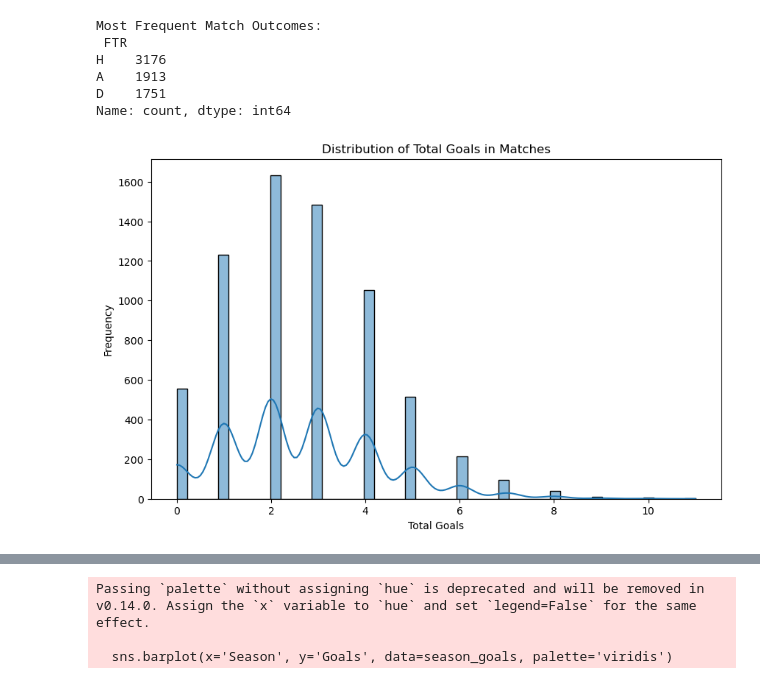
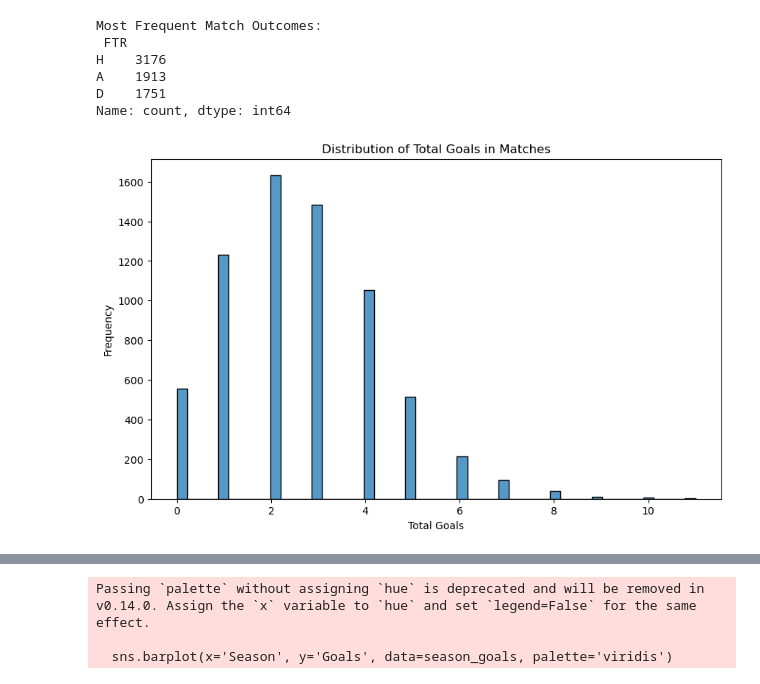
Before and after one commit to kadevirgil/CS4580_EDA, a Jupyter notebook: main.ipynb, the cells around one changed output, grey strips where cells are left out. Saved outputs shown, nothing was run; the diff lists cells and outputs as text; code cells hidden in the pictures.

```diff
--- a/main.ipynb
+++ b/main.ipynb
@@ -167,10 +167,10 @@ Name: count, dtype: int64
 # %%
 # 4. Goals Distribution
 plt.figure(figsize=(10, 6))
-sns.histplot(results_data['FTHG'] + results_data['FTAG'], bins=50, kde=True)
+sns.histplot(results_data['FTHG'] + results_data['FTAG'], bins=50)
 plt.title('Distribution of Total Goals in Matches')
 plt.xlabel('Total Goals')
 plt.ylabel('Frequency')
 plt.show()
 # %% [output]
-[figure, old version]
+[figure, new version]
```
Also changed, not shown: parts of 13 cells of this notebook, 1 other file.
